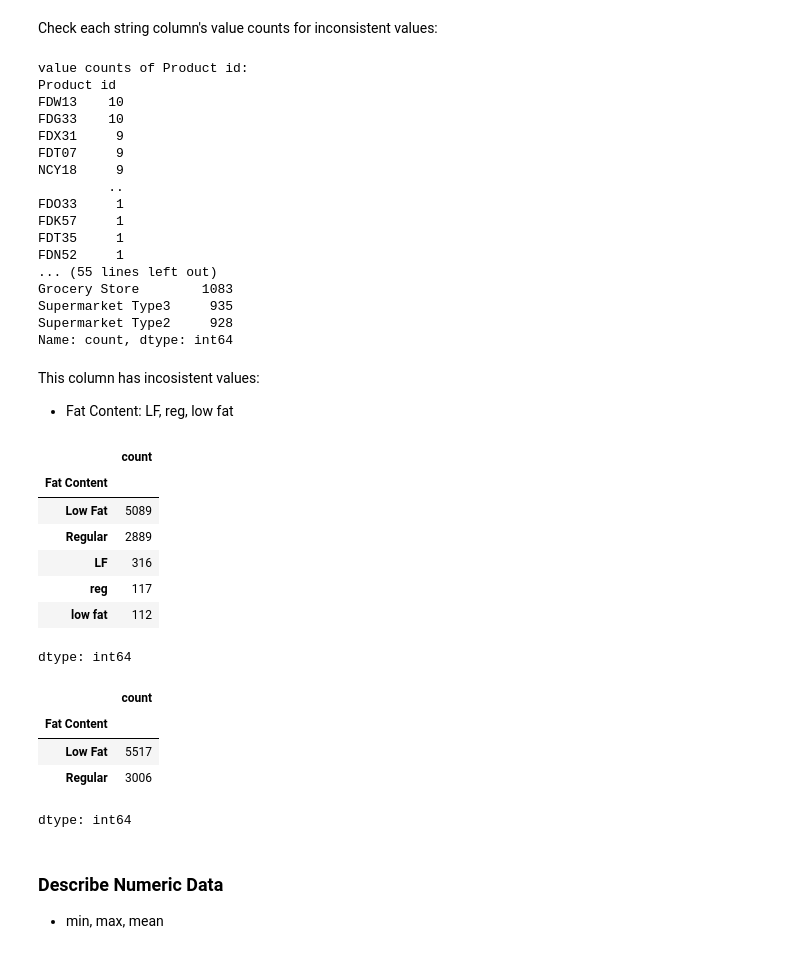
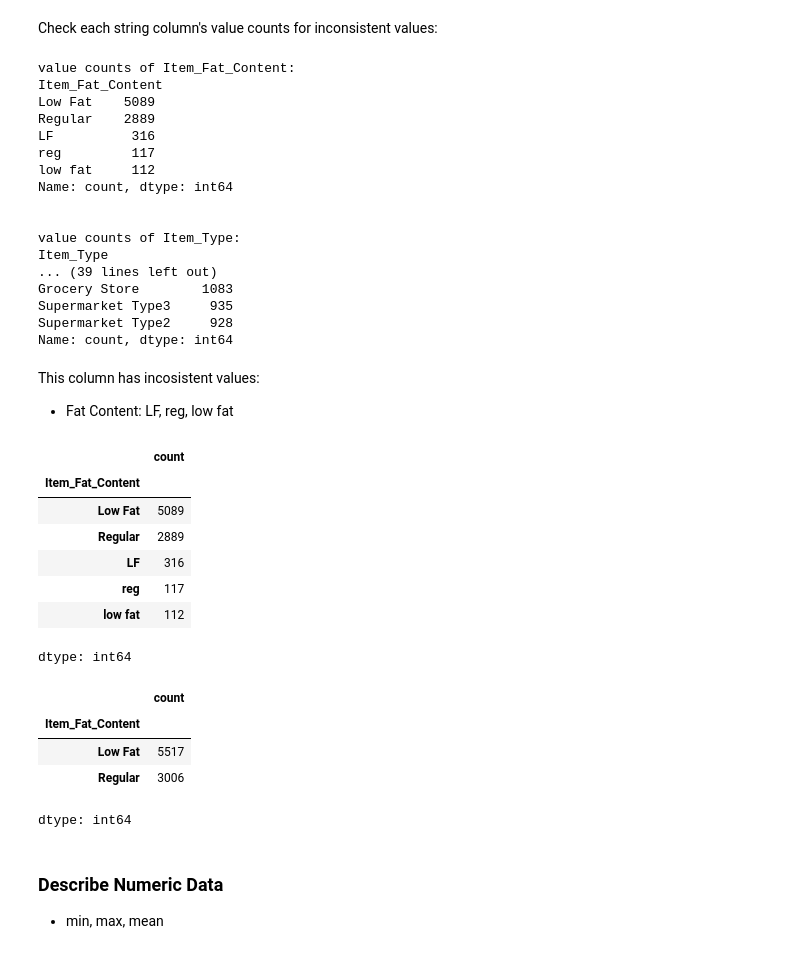
Before and after one commit to swirita/Prediction-of-Product-Sales, a Jupyter notebook: Prediction_of_Product_Sales.ipynb, the cells around one changed output. Saved outputs shown, nothing was run; the diff lists cells and outputs as text; code cells hidden in the pictures.

Commit message:
Clean dataset by renaming columns and dropping ID columns

```diff
--- a/Prediction_of_Product_Sales.ipynb
+++ b/Prediction_of_Product_Sales.ipynb
@@ -58,2 +60,4 @@ memory usage: 799.2+ KB
+# %%
+df= df.drop(columns=['Item_Identifier','Outlet_Identifier'])
 # %% [markdown]
 ### Rename Columns
@@ -73,3 +64,6 @@ rename_dict={'Item_Identifier':'Product id',
+# %%
+# rename columns
+rename_dict={'Item_MRP':'Maximum Retail Price'}
 # %%
 # apply the changes to the dataframe
 df=df.rename(rename_dict,axis=1)
@@ -120,5 +77,0 @@ dtype: int64
-# %%
-# fix outlet identifier data type into integer
-df['Store id']=df['Store id'].str.replace('OUT','')
-df['Store id']=df['Store id'].astype(int)
-df['Store id'].dtypes
@@ -342,19 +258,19 @@ for col in cat_cols:
   print(df[col].value_counts())
   print("\n")
 # %% [output]
-value counts of Product id:
-Product id
-FDW13    10
-FDG33    10
-FDX31     9
-FDT07     9
-NCY18     9
-         ..
-FDO33     1
-FDK57     1
-FDT35     1
-FDN52     1
-... (55 lines left out)
+value counts of Item_Fat_Content:
+Item_Fat_Content
+Low Fat    5089
+Regular    2889
+LF          316
+reg         117
+low fat     112
+Name: count, dtype: int64
+
+
+value counts of Item_Type:
+Item_Type
+... (39 lines left out)
 Grocery Store        1083
 Supermarket Type3     935
 Supermarket Type2     928
@@ -364,10 +280,10 @@ This column has incosistent values:
 - Fat Content: LF, reg, low fat
 # %%
 # check for inconsistent values
-df['Fat Content'].value_counts()
+df['Item_Fat_Content'].value_counts()
 # %% [output]
 |  | count |
-| Fat Content |  |
+| Item_Fat_Content |  |
 | Low Fat | 5089 |
 | Regular | 2889 |
 | LF | 316 |
@@ -376,15 +292,15 @@ df['Fat Content'].value_counts()
 dtype: int64
 # %%
 # Replace LF, low fat with Low Fat, and req with Regular:
-df['Fat Content']=df['Fat Content'].replace({'LF':'Low Fat',
+df['Item_Fat_Content']=df['Item_Fat_Content'].replace({'LF':'Low Fat',
                                              "low fat":'Low Fat',
                                              'reg':'Regular'})
 
 # Confirm applied changes
-df['Fat Content'].value_counts()
+df['Item_Fat_Content'].value_counts()
 # %% [output]
 |  | count |
-| Fat Content |  |
+| Item_Fat_Content |  |
 | Low Fat | 5517 |
 | Regular | 3006 |
 dtype: int64
```
Also changed, not shown: parts of 24 cells of this notebook.
